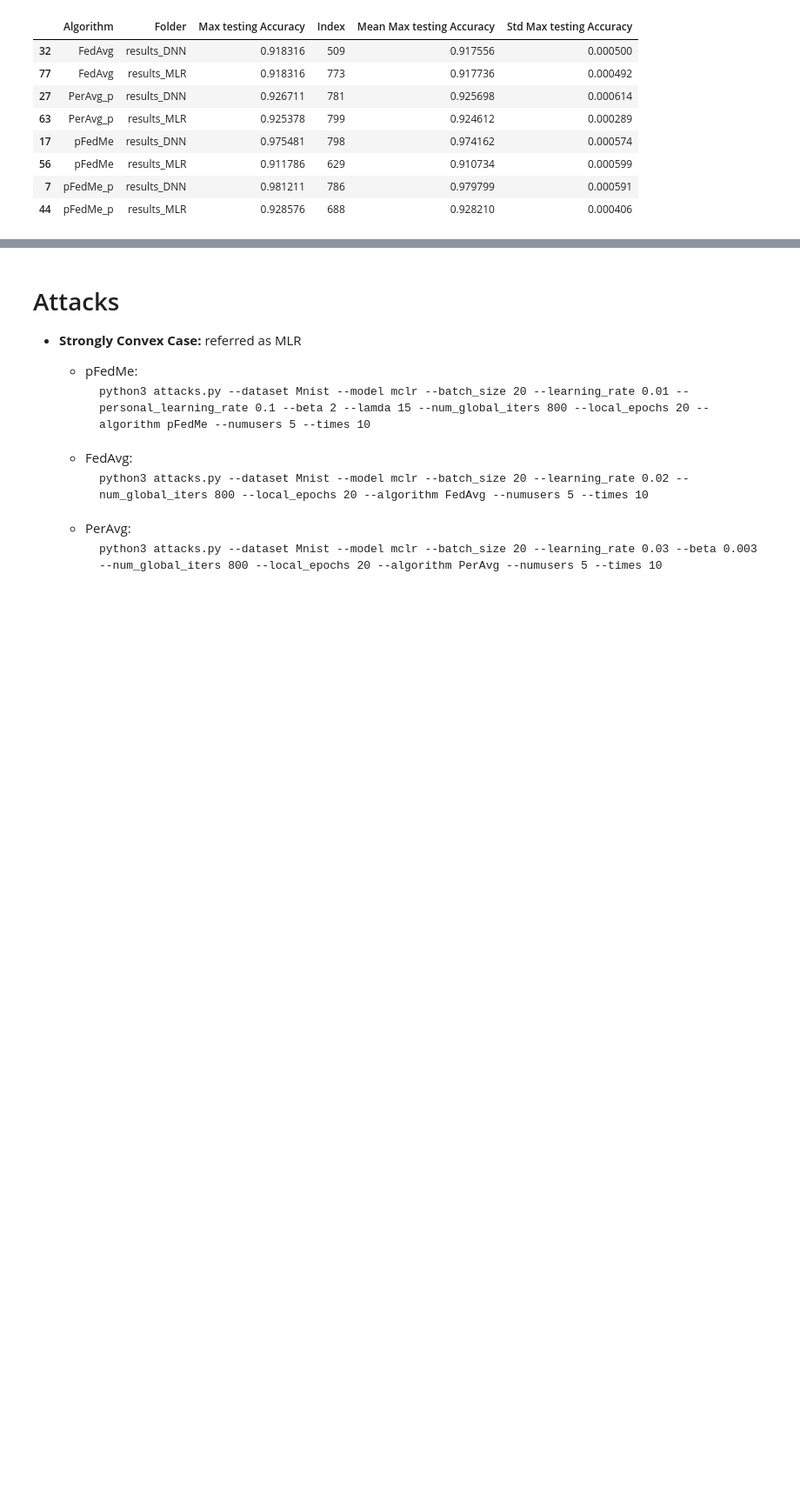
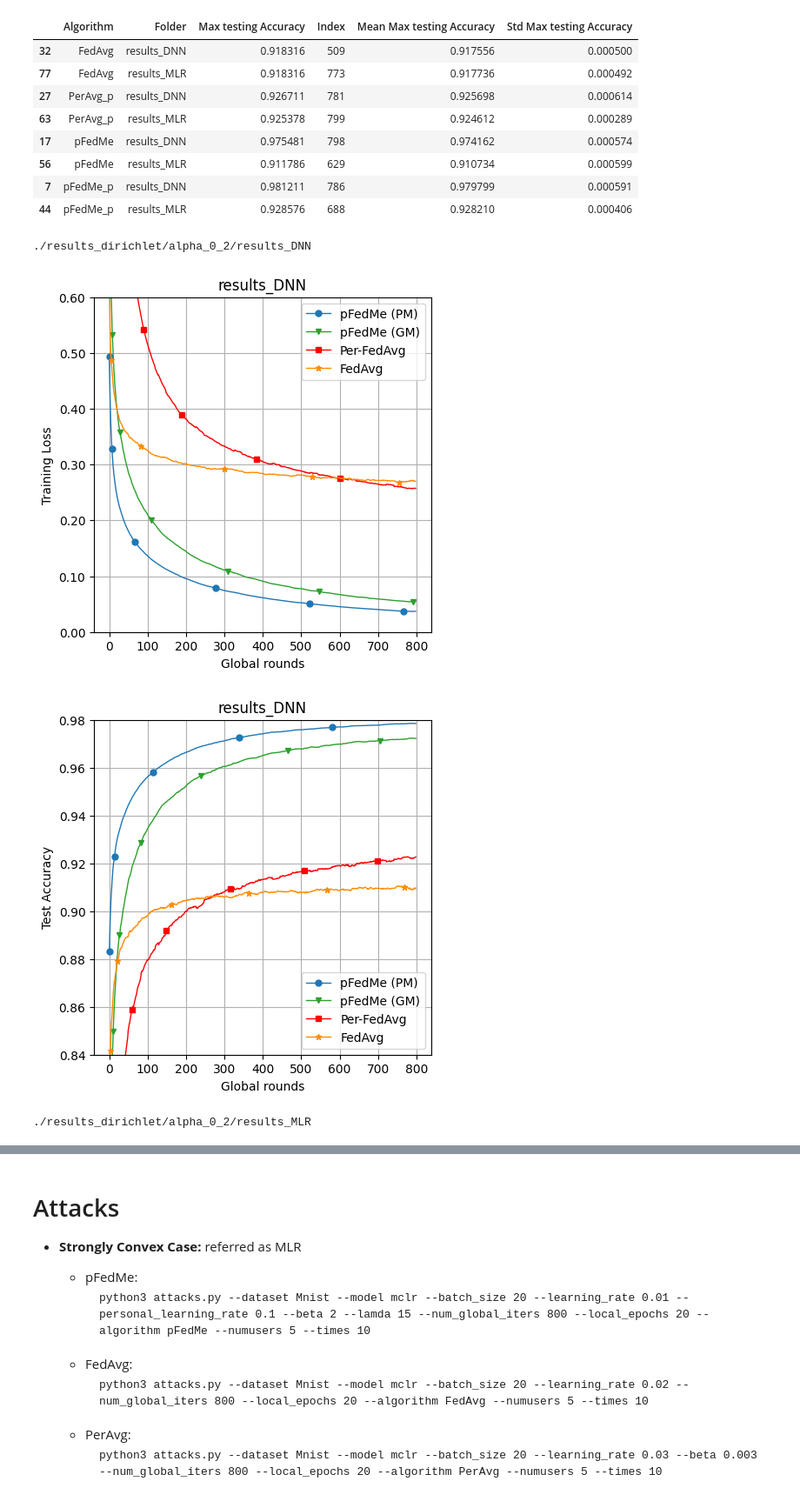
Before and after one commit to Blackangoo/DDLS_Project, a Jupyter notebook: print_results.ipynb, the cells around one changed output, grey strips where cells are left out. Shown at 87% size. Cells and saved outputs as stored; diff of their text form; code cells hidden in the pictures; blank space fills up the shorter version.

```diff
--- a/print_results.ipynb
+++ b/print_results.ipynb
@@ -168,3 +195,10 @@ max_df(num_users=num_users, folders=folders)
 | 56 | pFedMe | results_MLR | 0.911786 | 629 | 0.910734 | 0.000599 |
 | 7 | pFedMe_p | results_DNN | 0.981211 | 786 | 0.979799 | 0.000591 |
 | 44 | pFedMe_p | results_MLR | 0.928576 | 688 | 0.928210 | 0.000406 |
+# %%
+plot_comparison(num_users=num_users, folders=folders)
+# %% [output]
+./results_dirichlet/alpha_0_2/results_DNN
+[figure, added]
+[figure, added]
+./results_dirichlet/alpha_0_2/results_MLR
```
Also changed, not shown: parts of 5 cells of this notebook, 20 other files.
